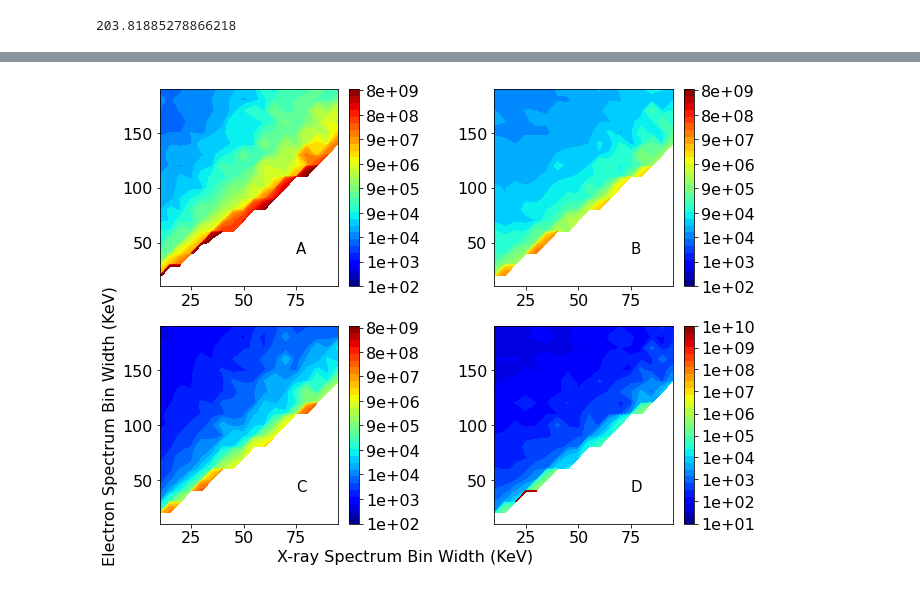
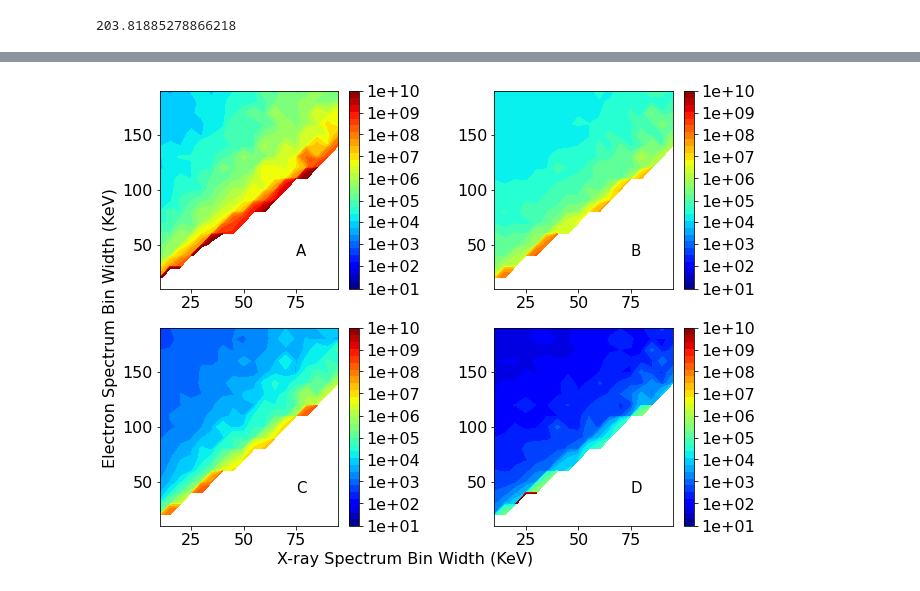
Before and after one commit to mrpatrick1991/thesis, a Jupyter notebook: figures/chapter_4/condition_number_binning_precondition/Untitled.ipynb, the cells around one changed output, grey strips where cells are left out. Cells and saved outputs as stored; diff of their text form; code cells hidden in the pictures.

Commit message:
add new figure to c4

```diff
--- a/figures/chapter_4/condition_number_binning_precondition/Untitled.ipynb
+++ b/figures/chapter_4/condition_number_binning_precondition/Untitled.ipynb
@@ -171,39 +171,39 @@ matplotlib.rc('font', **font)
 
 
 fig = plt.figure(figsize=(10,8))
 gs = plt.GridSpec(nrows=2, ncols=2,hspace=.2,wspace=.5)
 
 ax1 = fig.add_subplot(gs[0,0])
 ax2 = fig.add_subplot(gs[0,1])
 ax3 = fig.add_subplot(gs[1,0])
 ax4 = fig.add_subplot(gs[1,1])
 
 target = cnum_nopre
-cs1=ax1.contourf(target[0],target[1]*10,target[2],locator=ticker.LogLocator(),levels=np.logspace(2,10,30),cmap='jet')
-cbar1=plt.colorbar(cs1,ticks=np.logspace(2,100,100),ax=ax1,format='%.0e')
+cs1=ax1.contourf(target[0],target[1]*10,target[2],locator=ticker.LogLocator(),levels=np.logspace(1,10,30),cmap='jet')
+cbar1=plt.colorbar(cs1,ticks=np.logspace(1,100,100),ax=ax1,format='%.0e')
 
 target = cnum_leftpre
-cs2=ax2.contourf(target[0],target[1]*10,target[2],locator=ticker.LogLocator(),levels=np.logspace(2,10,30),cmap='jet')
-cbar2=plt.colorbar(cs2,ticks=np.logspace(2,100,100),ax=ax2,format='%.0e')
+cs2=ax2.contourf(target[0],target[1]*10,target[2],locator=ticker.LogLocator(),levels=np.logspace(1,10,30),cmap='jet')
+cbar2=plt.colorbar(cs2,ticks=np.logspace(1,100,100),ax=ax2,format='%.0e')
 
 target = cnum_rightpre
-cs3=ax3.contourf(target[0],target[1]*10,target[2],locator=ticker.LogLocator(),levels=np.logspace(2,10,30),cmap='jet')
-cbar3=plt.colorbar(cs3,ticks=np.logspace(2,100,100),ax=ax3,format='%.0e')
+cs3=ax3.contourf(target[0],target[1]*10,target[2],locator=ticker.LogLocator(),levels=np.logspace(1,10,30),cmap='jet')
+cbar3=plt.colorbar(cs3,ticks=np.logspace(1,100,100),ax=ax3,format='%.0e')
 
 target = cnum_bothpre
 cs4=ax4.contourf(target[0],target[1]*10,target[2],locator=ticker.LogLocator(),levels=np.logspace(1,10,30),cmap='jet')
 cbar4=plt.colorbar(cs4,ticks=np.logspace(1,100,100),ax=ax4,format='%.0e')
 
 
 ax1.text(75, 40, 'A', fontsize=15)
 ax2.text(75, 40, 'B', fontsize=15)
 ax3.text(75, 40, 'C', fontsize=15)
 ax4.text(75, 40, 'D', fontsize=15)
 
 ax4.set_xlabel('X-ray Spectrum Bin Width (KeV)',x=-.5)
-ax3.set_ylabel('Electron Spectrum Bin Width (KeV)',y=.5)
+ax3.set_ylabel('Electron Spectrum Bin Width (KeV)',y=1)
 
 #cbaxes = fig.add_axes([1.1, 0.1, 0.93, 0.8])
-plt.savefig('fig_1.pdf')
+plt.savefig('fig.pdf')
 # %% [output]
-[figure, old version]
+[figure, new version]
```
Also changed, not shown: 6 other files.
